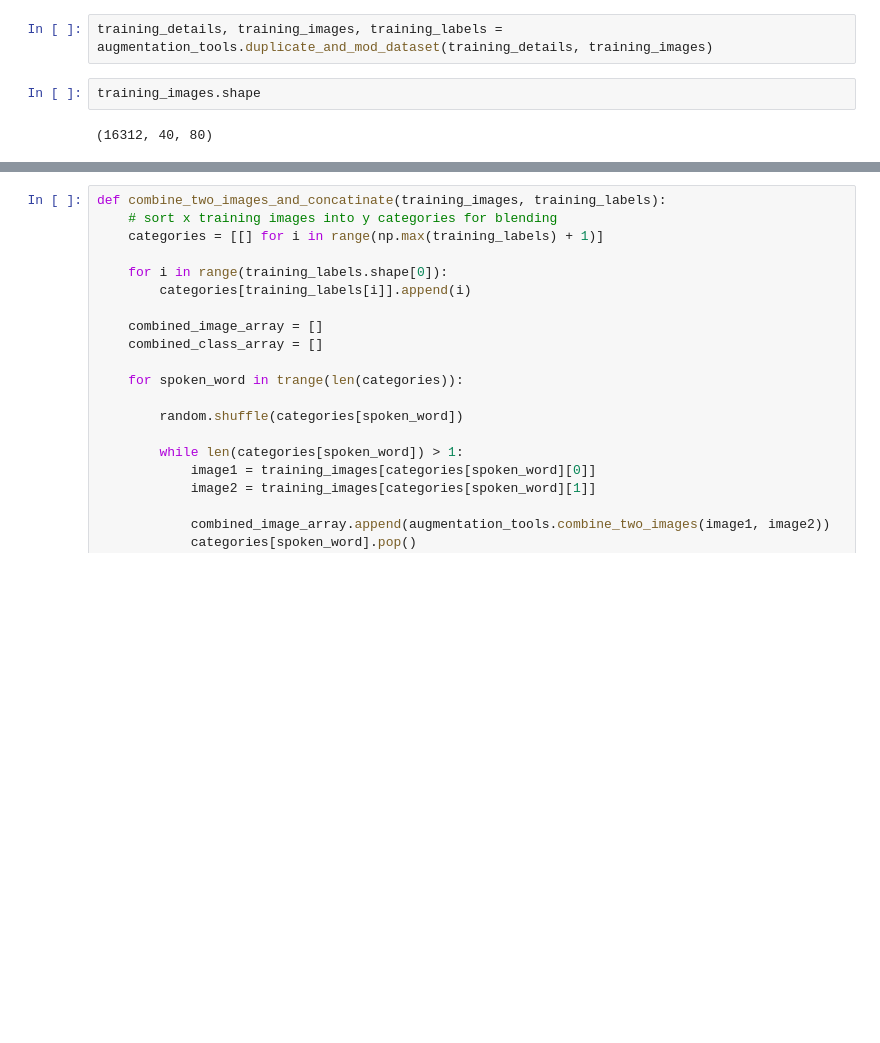
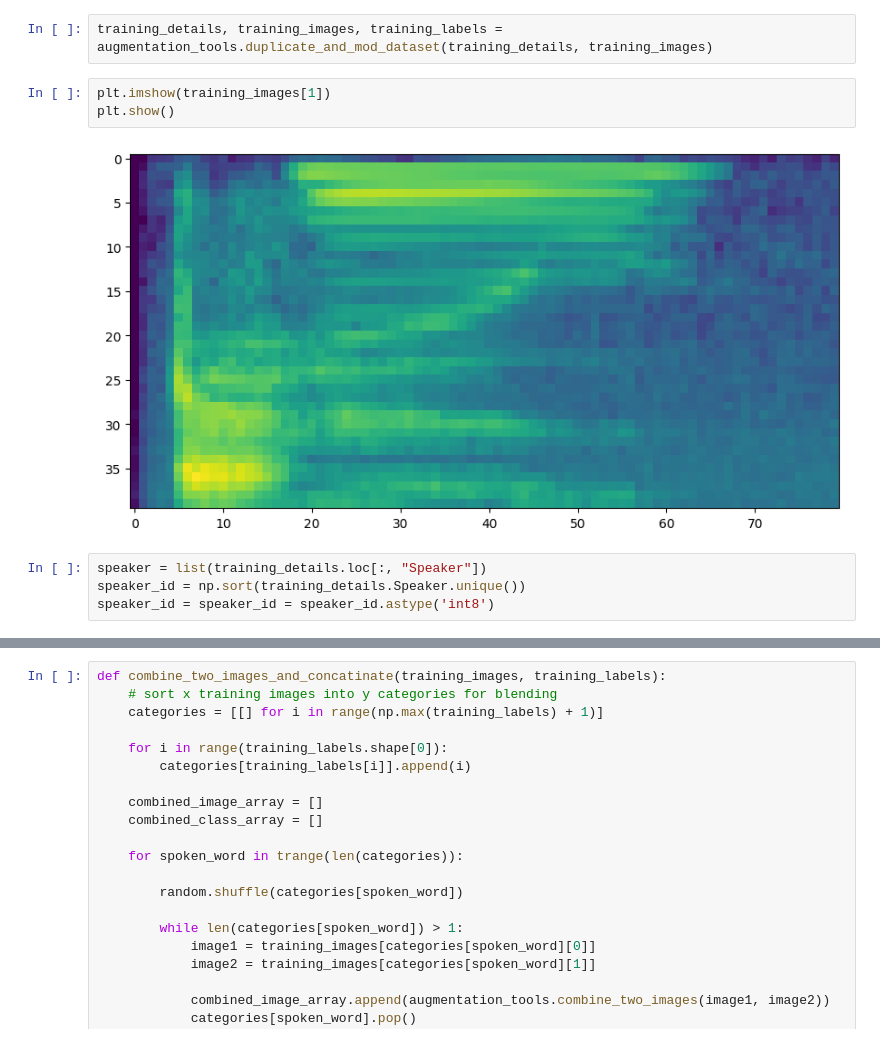
Before and after one commit to thomasshoesmith/Intel-Neuromorphic-Research-Project, a Jupyter notebook: augmentation.ipynb, the cells around one changed output, grey strips where cells are left out. Saved outputs shown, nothing was run; the diff lists cells and outputs as text; blank space fills up the shorter version.

```diff
--- a/augmentation.ipynb
+++ b/augmentation.ipynb
@@ -436,7 +473,12 @@ def duplicate_and_mod_dataset(training_details, training_images):
     return training_details_repeat, training_images_repeat, np.array(training_details_repeat.loc[:, "classification label"], dtype = "int8")
 # %%
 training_details, training_images, training_labels = augmentation_tools.duplicate_and_mod_dataset(training_details, training_images)
-# %%
-training_images.shape
-# %% [output]
-(16312, 40, 80)
+# %%
+plt.imshow(training_images[1])
+plt.show()
+# %% [output]
+[figure, added]
+# %%
+speaker = list(training_details.loc[:, "Speaker"])
+speaker_id = np.sort(training_details.Speaker.unique())
+speaker_id = speaker_id = speaker_id.astype('int8')
```
Also changed, not shown: parts of 18 cells of this notebook, 2 other files.
